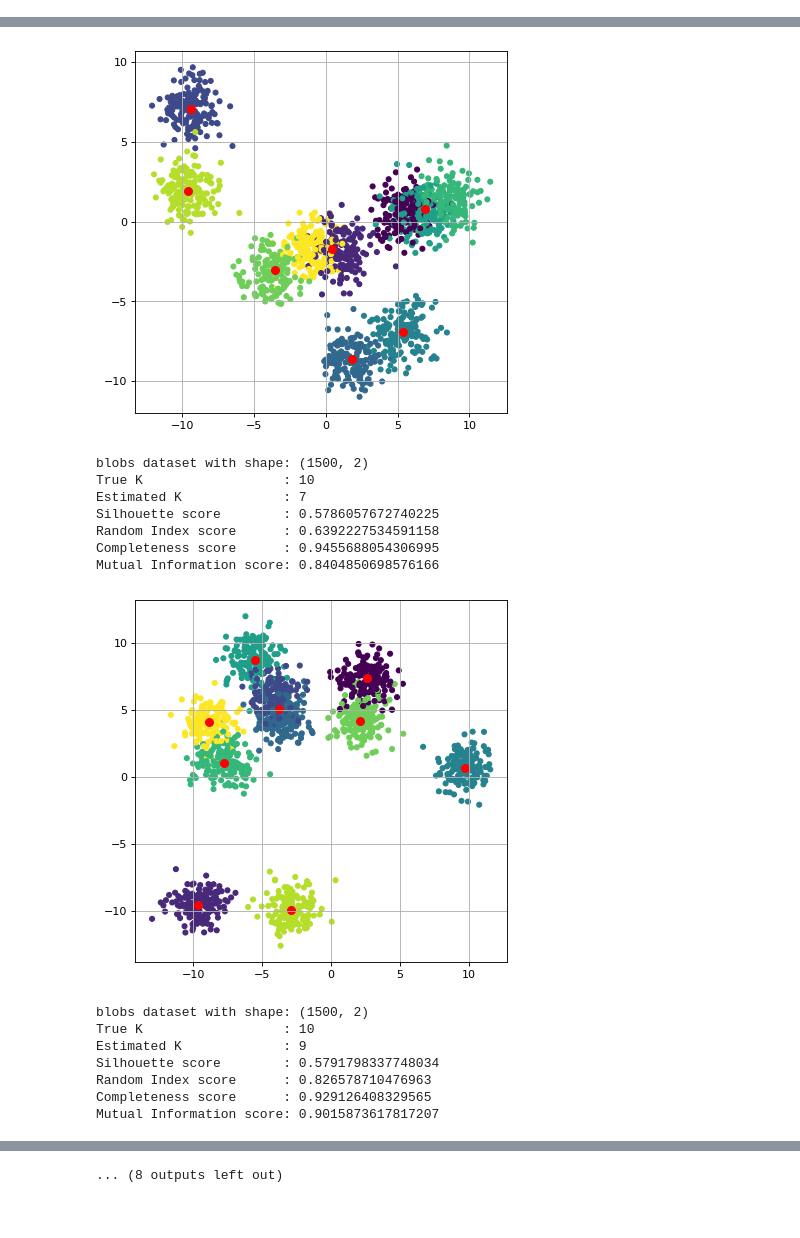
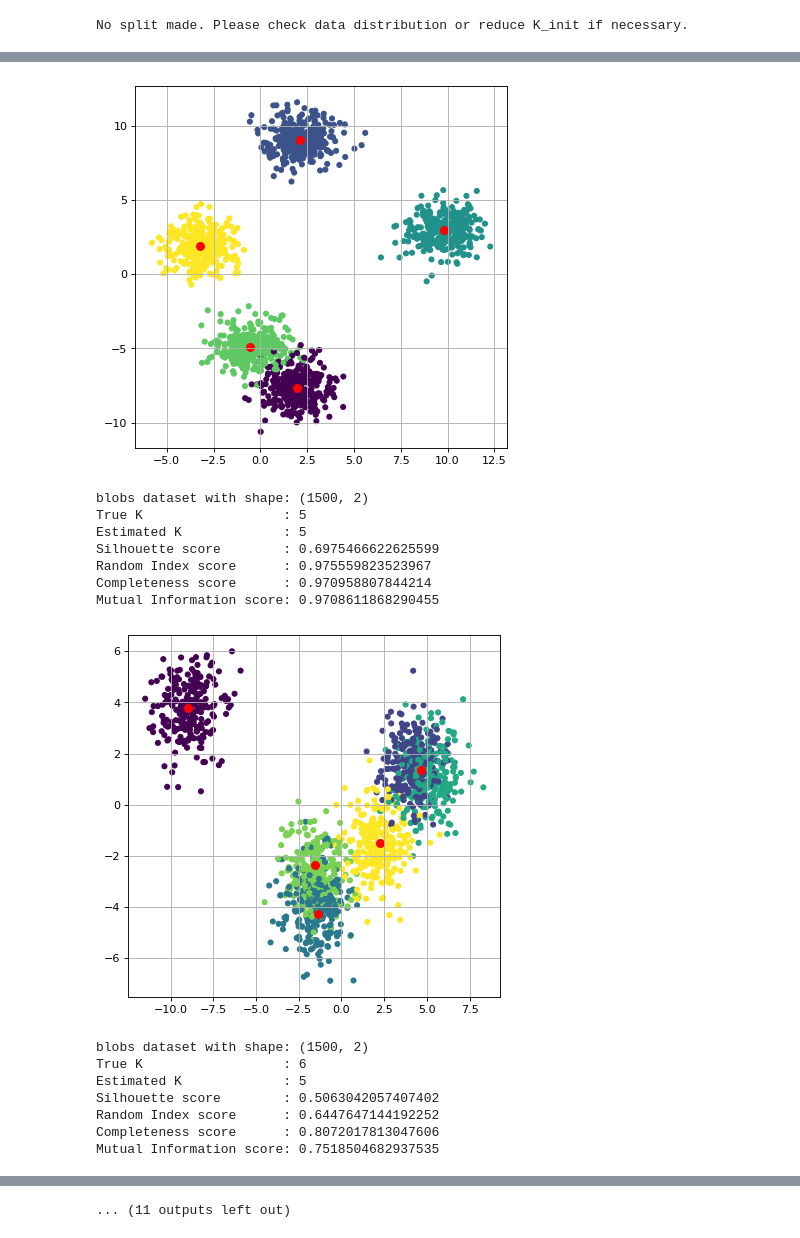
Before and after one commit to Albert-Z-Guo/X-means, a Jupyter notebook: tests.ipynb, the cells around one changed output, grey strips where cells are left out. Cells and saved outputs as stored; diff of their text form; code cells hidden in the pictures.

```diff
--- a/tests.ipynb
+++ b/tests.ipynb
@@ -17,11 +19,8 @@ def visualize(data, labels, model):
 # %%
 # blob datasets
-num_centers = 10
-
-for trial in range(10):
+for num_centers in range(4, 15):
     data, labels = datasets.make_blobs(n_samples=1500, centers=num_centers, n_features=2, cluster_std=1)
-
-    model = XMeans(K_max=20).fit(data)
+    model = XMeans(K_max=20, identical_spherical_normal_distributions=False).fit(data)
     visualize(data, labels, model)
 
     # reference: https://scikit-learn.org/stable/modules/classes.html#module-sklearn.metrics
@@ -33,3 +32,4 @@ for trial in range(10):
     print(f'Completeness score      : {metrics.completeness_score(labels, model.labels)}')
     print(f'Mutual Information score: {metrics.adjusted_mutual_info_score(labels, model.labels)}')
 # %% [output]
+No split made. Please check data distribution or reduce K_init if necessary.
@@ -44,16 +44,16 @@ Mutual Information score: 0.8494003014156148
-[figure, old version]
+[figure, new version]
-blobs dataset with shape: (1500, 2)
-True K                  : 10
-Estimated K             : 7
-Silhouette score        : 0.5786057672740225
-Random Index score      : 0.6392227534591158
-Completeness score      : 0.9455688054306995
-Mutual Information score: 0.8404850698576166
+blobs dataset with shape: (1500, 2)
+True K                  : 5
+Estimated K             : 5
+Silhouette score        : 0.6975466622625599
+Random Index score      : 0.975559823523967
+Completeness score      : 0.970958807844214
+Mutual Information score: 0.9708611868290455
-[figure, old version]
+[figure, new version]
-blobs dataset with shape: (1500, 2)
-True K                  : 10
-Estimated K             : 9
-Silhouette score        : 0.5791798337748034
-Random Index score      : 0.826578710476963
-Completeness score      : 0.929126408329565
-Mutual Information score: 0.9015873617817207
+blobs dataset with shape: (1500, 2)
+True K                  : 6
+Estimated K             : 5
+Silhouette score        : 0.5063042057407402
+Random Index score      : 0.6447647144192252
+Completeness score      : 0.8072017813047606
+Mutual Information score: 0.7518504682937535
@@ -84 +77 @@ Mutual Information score: 0.8143675661651159
-... (8 outputs left out)
+... (11 outputs left out)
```
Also changed, not shown: parts of 6 cells of this notebook, 1 other file.
